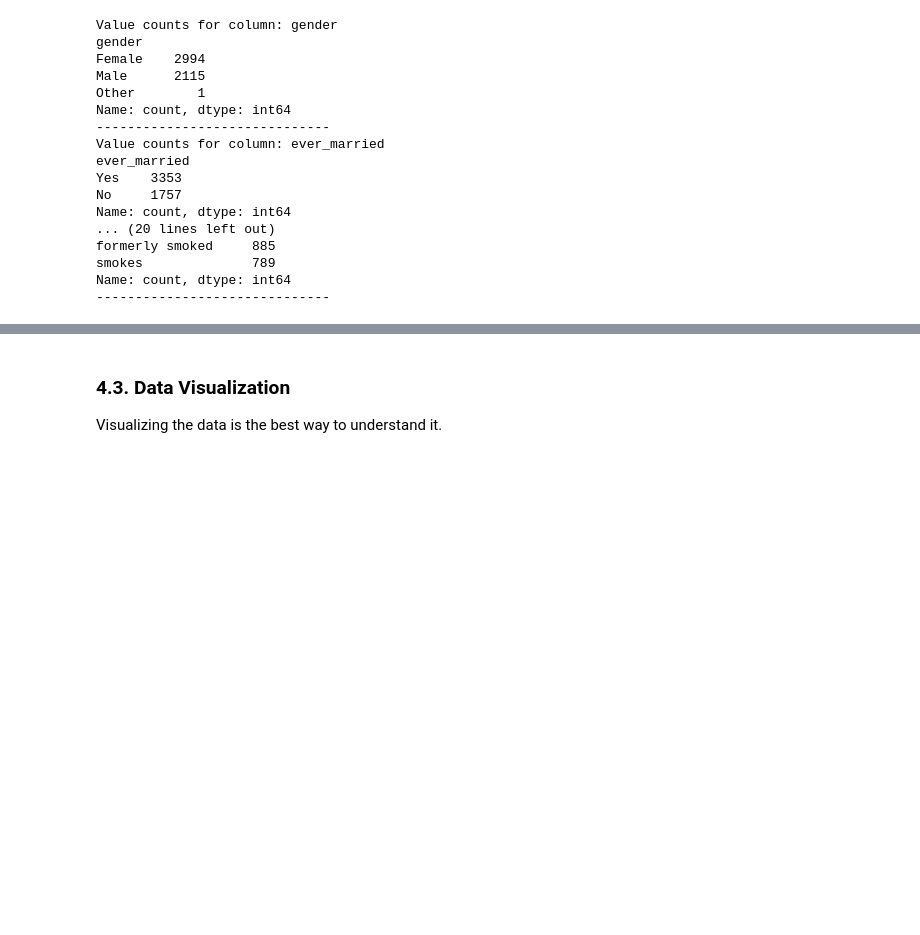
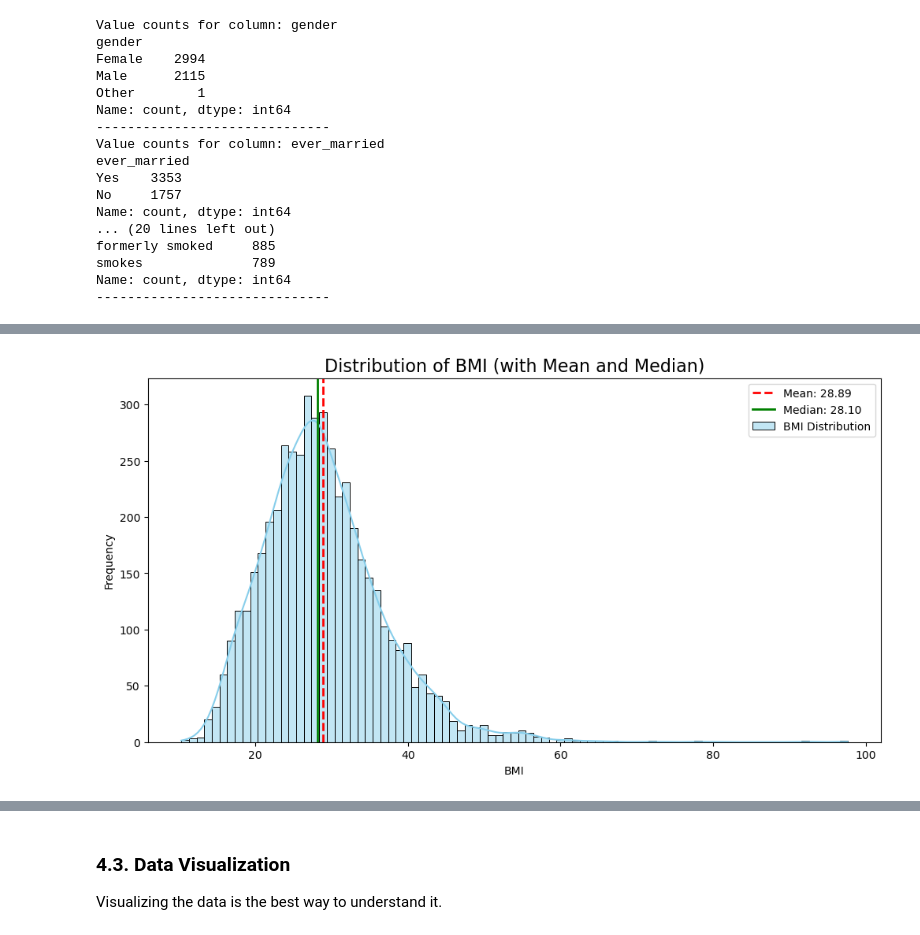
Before and after one commit to koba4real/MLDM-stroke-prediction-project, a Jupyter notebook: main-analysis.ipynb, the cells around one changed output, grey strips where cells are left out. Drawn from its saved outputs; the diff is of its cells as text; code cells hidden in the pictures; blank space fills up the shorter version.

```diff
--- a/main-analysis.ipynb
+++ b/main-analysis.ipynb
@@ -143,0 +310,18 @@ As we saw, the `bmi` column has missing values. We will fill these using the med
+# %%
+# Set up the matplotlib figure
+plt.figure(figsize=(12, 6))
+plt.title('Distribution of BMI (with Mean and Median)', fontsize=16)
+plt.xlabel('BMI')
+plt.ylabel('Frequency')
+
+# Plot a histogram of the BMI data that is not null
+sns.histplot(df['bmi'].dropna(), kde=True, color='skyblue', binwidth=1, label='BMI Distribution')
+
+# Add vertical lines for the mean and median to compare them visually
+plt.axvline(df['bmi'].mean(), color='red', linestyle='--', linewidth=2, label=f"Mean: {df['bmi'].mean():.2f}")
+plt.axvline(df['bmi'].median(), color='green', linestyle='-', linewidth=2, label=f"Median: {df['bmi'].median():.2f}")
+
+plt.legend()
+plt.show()
+# %% [output]
+[figure, added]
```
Also changed, not shown: parts of 27 cells of this notebook.
